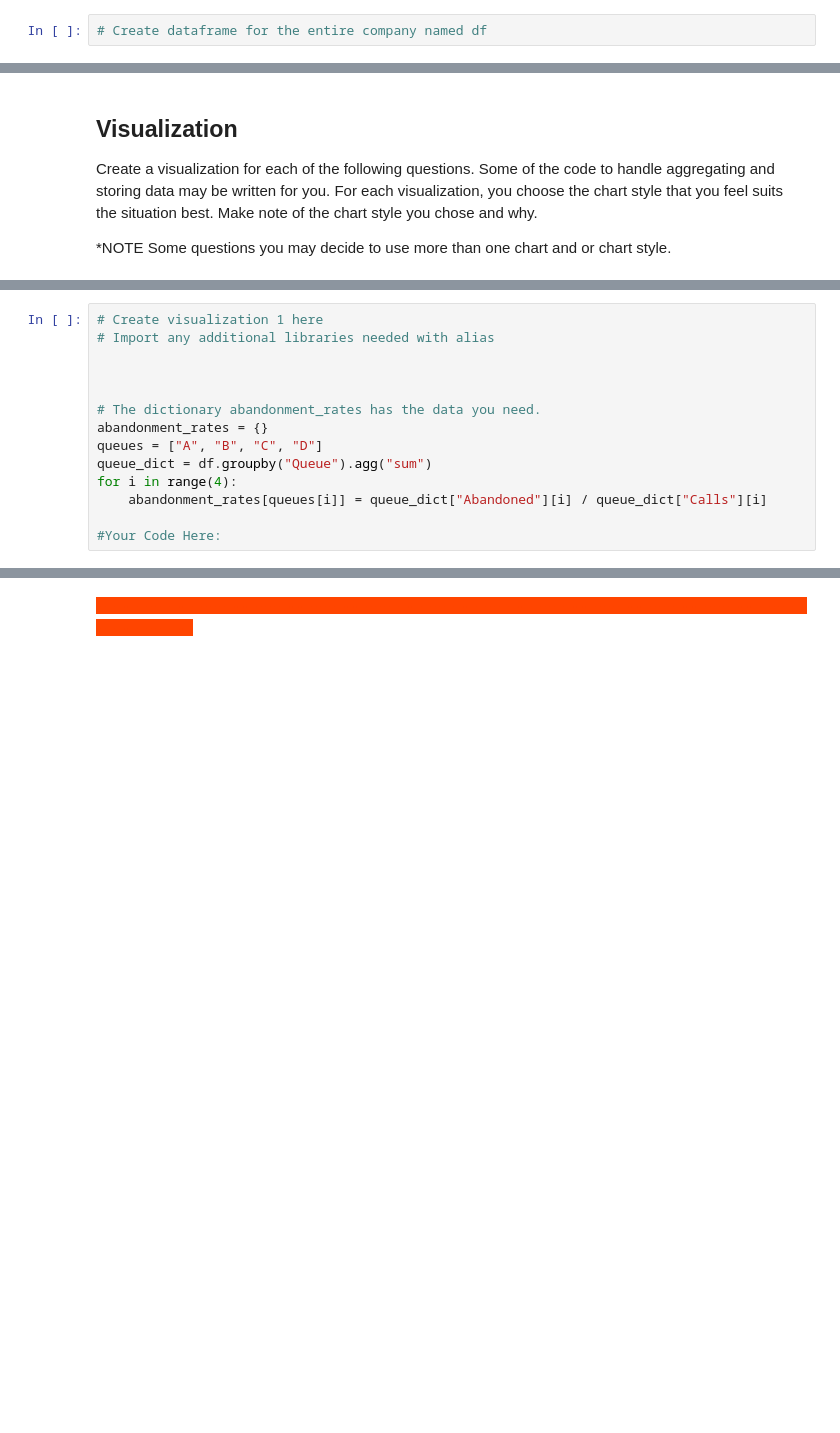
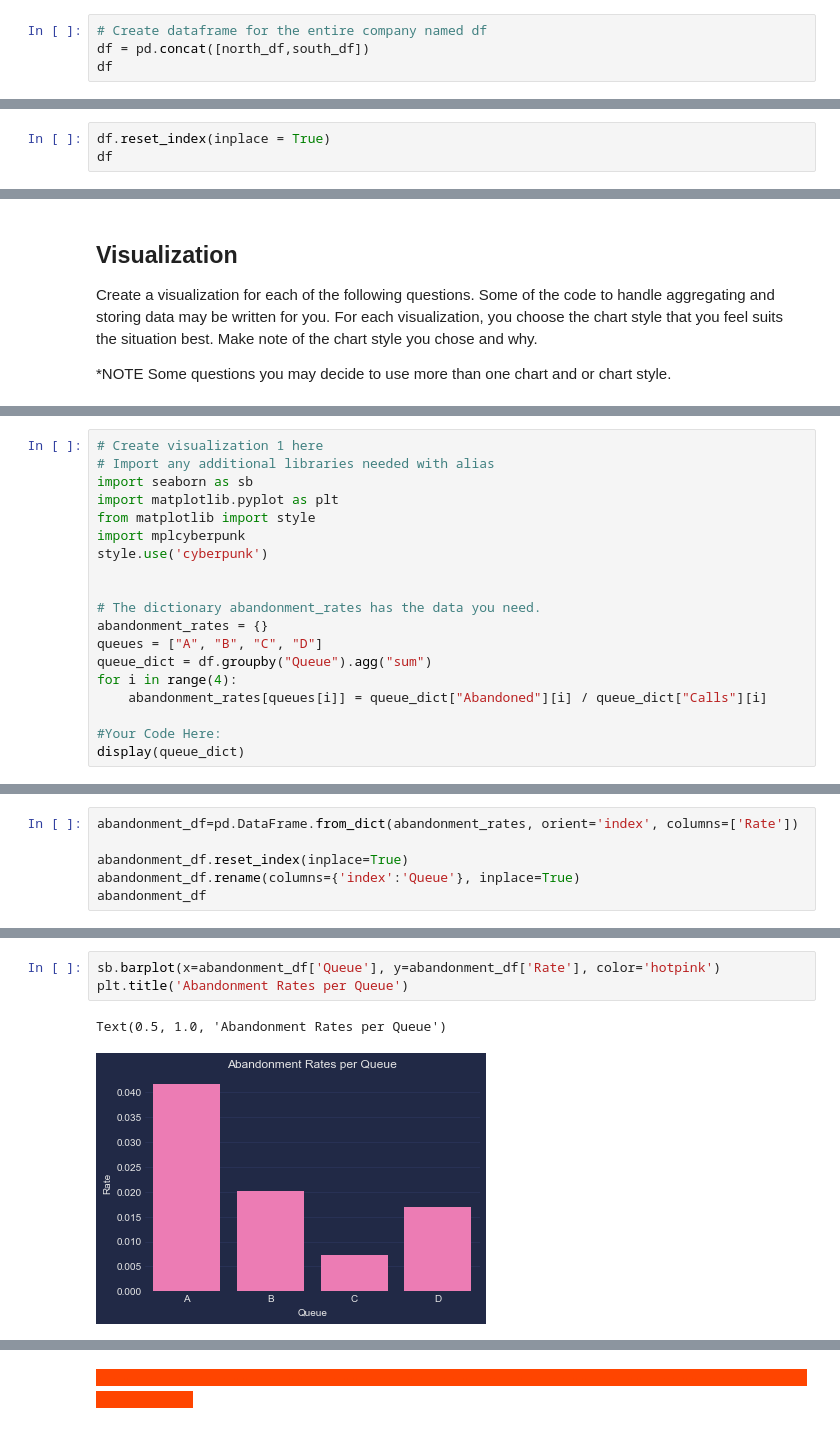
Before and after one commit to alexandropoulosk/call-center-cleanup-assignment, a Jupyter notebook: Call_Center_Cleanup.ipynb, the cells around one changed output, grey strips where cells are left out. Saved outputs shown, nothing was run; the diff lists cells and outputs as text; blank space fills up the shorter version.

```diff
--- a/Call_Center_Cleanup.ipynb
+++ b/Call_Center_Cleanup.ipynb
@@ -164,3 +319,5 @@ Before you begin answering any questions, combine the two datasets together to c
 * Add additional code blocks as needed to show how you came to your conclusions. Add comments in your code blocks to help others understand your thinking. Record your answer by double clicking the below cell.
 # %%
 # Create dataframe for the entire company named df
+df = pd.concat([north_df,south_df])
+df
@@ -166,0 +338,3 @@ Before you begin answering any questions, combine the two datasets together to c
+# %%
+df.reset_index(inplace = True)
+df
@@ -220,7 +561,11 @@ Create a visualization for each of the following questions. Some of the code to
 # %%
 # Create visualization 1 here
 # Import any additional libraries needed with alias
-
+import seaborn as sb
+import matplotlib.pyplot as plt
+from matplotlib import style
+import mplcyberpunk
+style.use('cyberpunk')
 
 
 # The dictionary abandonment_rates has the data you need.
@@ -231,3 +576,4 @@ for i in range(4):
     abandonment_rates[queues[i]] = queue_dict["Abandoned"][i] / queue_dict["Calls"][i]
 
 #Your Code Here:
+display(queue_dict)
@@ -233,0 +594,6 @@ for i in range(4):
+# %%
+abandonment_df=pd.DataFrame.from_dict(abandonment_rates, orient='index', columns=['Rate'])
+
+abandonment_df.reset_index(inplace=True)
+abandonment_df.rename(columns={'index':'Queue'}, inplace=True)
+abandonment_df
@@ -233,0 +606,6 @@ for i in range(4):
+# %%
+sb.barplot(x=abandonment_df['Queue'], y=abandonment_df['Rate'], color='hotpink')
+plt.title('Abandonment Rates per Queue')
+# %% [output]
+Text(0.5, 1.0, 'Abandonment Rates per Queue')
+[figure, added]
```
Also changed, not shown: parts of 73 cells of this notebook.
